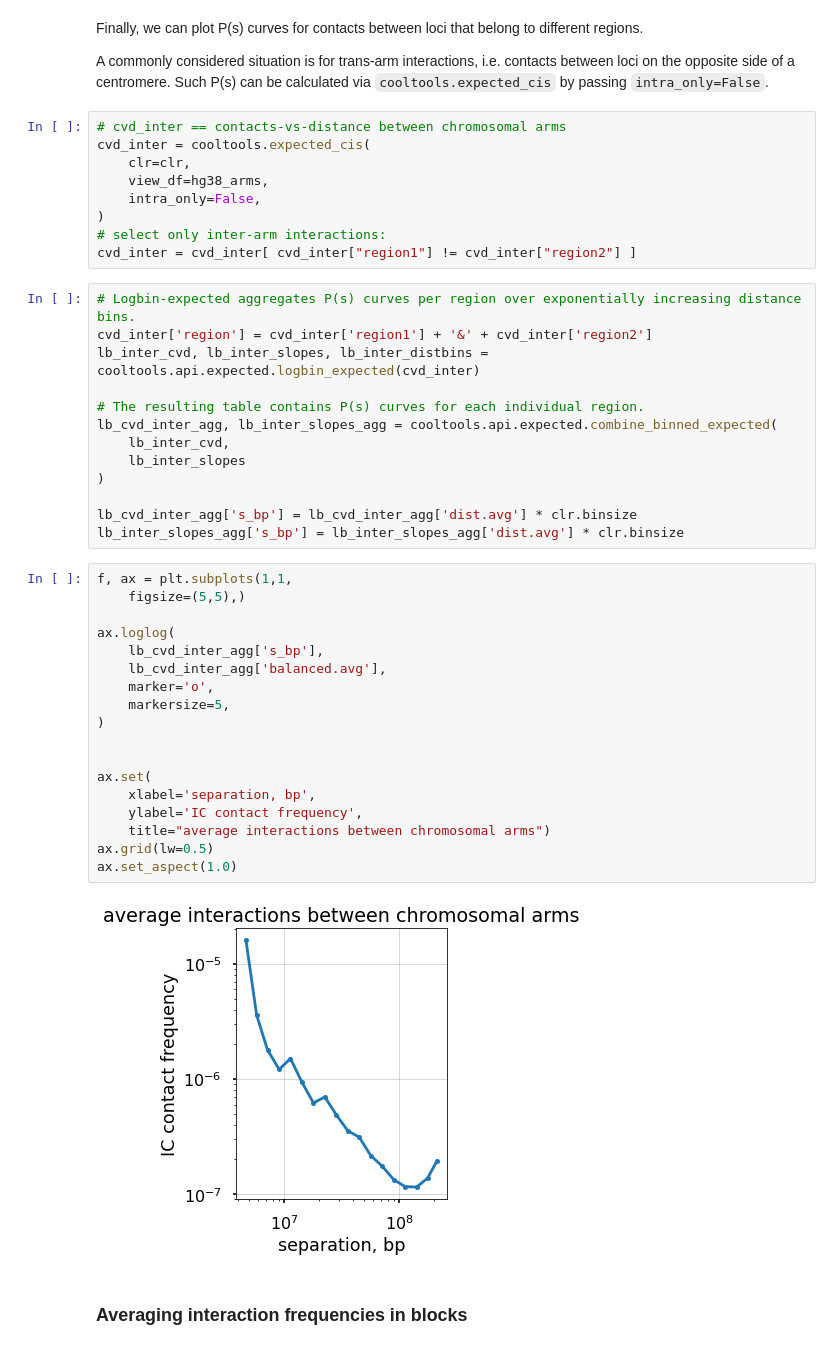
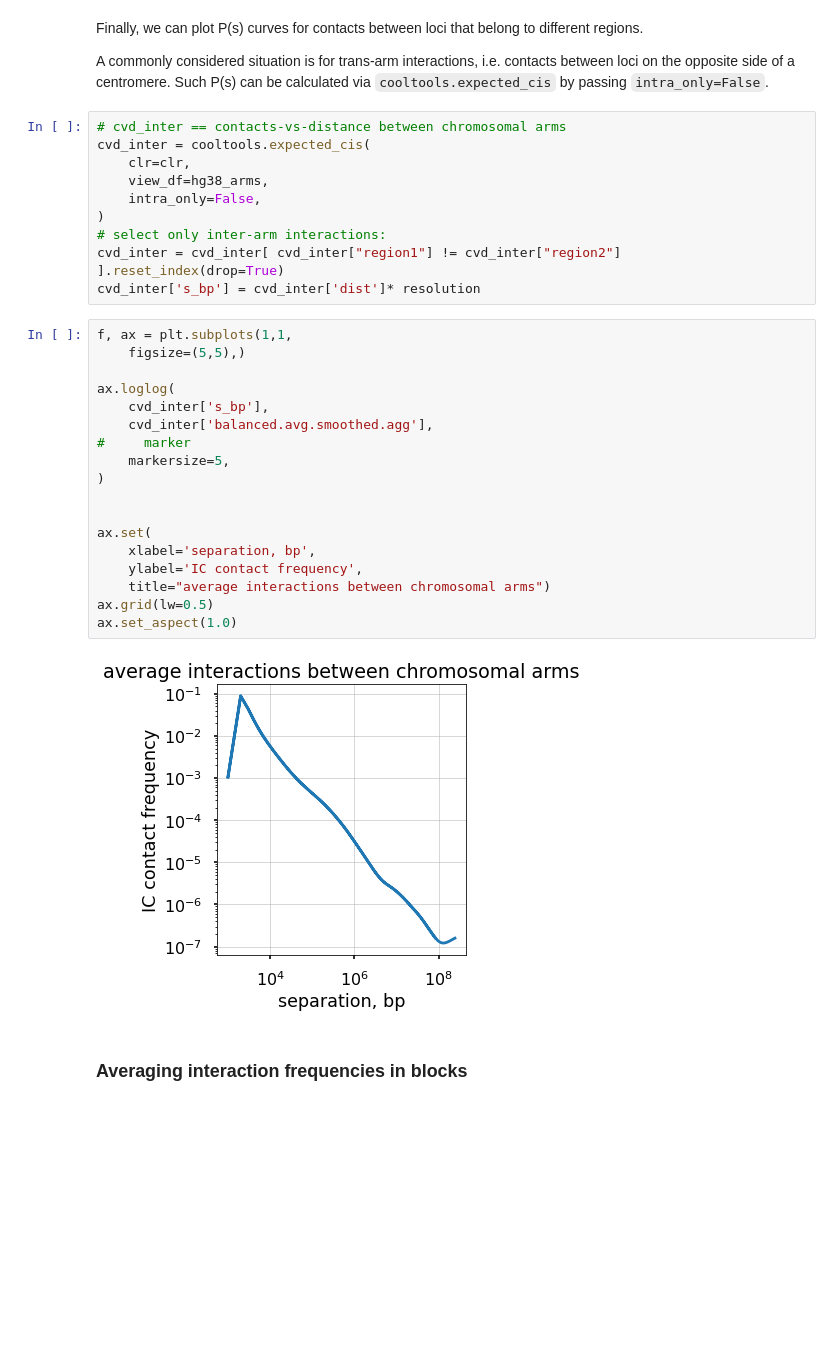
Before and after one commit to open2c/open2c_examples, a Jupyter notebook: contacts_vs_distance.ipynb, the cells around one changed output. Drawn from its saved outputs; the diff is of its cells as text; blank space fills up the shorter version.

```diff
--- a/contacts_vs_distance.ipynb
+++ b/contacts_vs_distance.ipynb
@@ -270,40 +262,28 @@ cvd_inter = cooltools.expected_cis(
     intra_only=False,
 )
 # select only inter-arm interactions:
-cvd_inter = cvd_inter[ cvd_inter["region1"] != cvd_inter["region2"] ]
+cvd_inter = cvd_inter[ cvd_inter["region1"] != cvd_inter["region2"] ].reset_index(drop=True)
+cvd_inter['s_bp'] = cvd_inter['dist']* resolution
-# %%
-# Logbin-expected aggregates P(s) curves per region over exponentially increasing distance bins.
-cvd_inter['region'] = cvd_inter['region1'] + '&' + cvd_inter['region2']
-lb_inter_cvd, lb_inter_slopes, lb_inter_distbins = cooltools.api.expected.logbin_expected(cvd_inter)
-
-# The resulting table contains P(s) curves for each individual region.
-lb_cvd_inter_agg, lb_inter_slopes_agg = cooltools.api.expected.combine_binned_expected(
-    lb_inter_cvd,
-    lb_inter_slopes
-)
-
-lb_cvd_inter_agg['s_bp'] = lb_cvd_inter_agg['dist.avg'] * clr.binsize
-lb_inter_slopes_agg['s_bp'] = lb_inter_slopes_agg['dist.avg'] * clr.binsize
 # %%
 f, ax = plt.subplots(1,1,
     figsize=(5,5),)
 
 ax.loglog(
-    lb_cvd_inter_agg['s_bp'],
-    lb_cvd_inter_agg['balanced.avg'],
-    marker='o',
+    cvd_inter['s_bp'],
+    cvd_inter['balanced.avg.smoothed.agg'],
+#     marker
     markersize=5,
 )
 
 
 ax.set(
     xlabel='separation, bp',
     ylabel='IC contact frequency',
     title="average interactions between chromosomal arms")
 ax.grid(lw=0.5)
 ax.set_aspect(1.0)
 # %% [output]
-[figure, old version]
+[figure, new version]
 # %% [markdown]
 ### Averaging interaction frequencies in blocks
 # %% [markdown]
```
Also changed, not shown: parts of 7 cells of this notebook.
